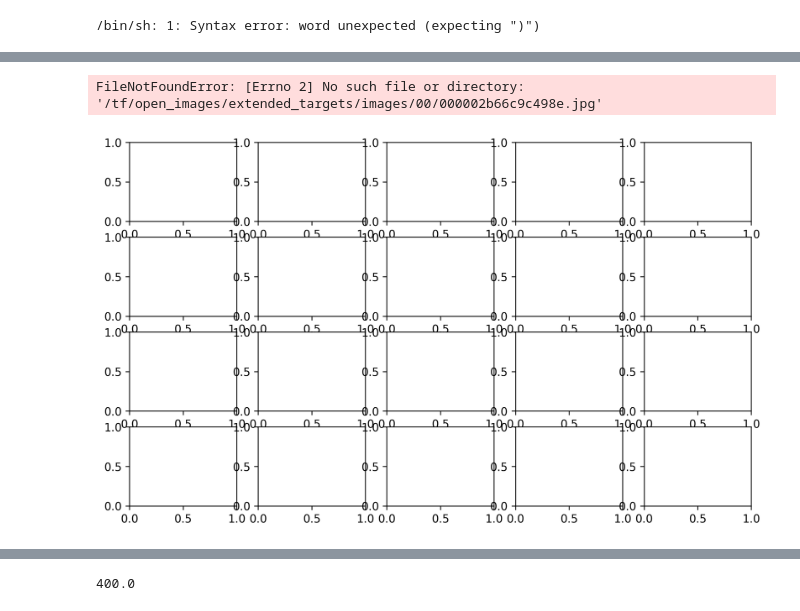
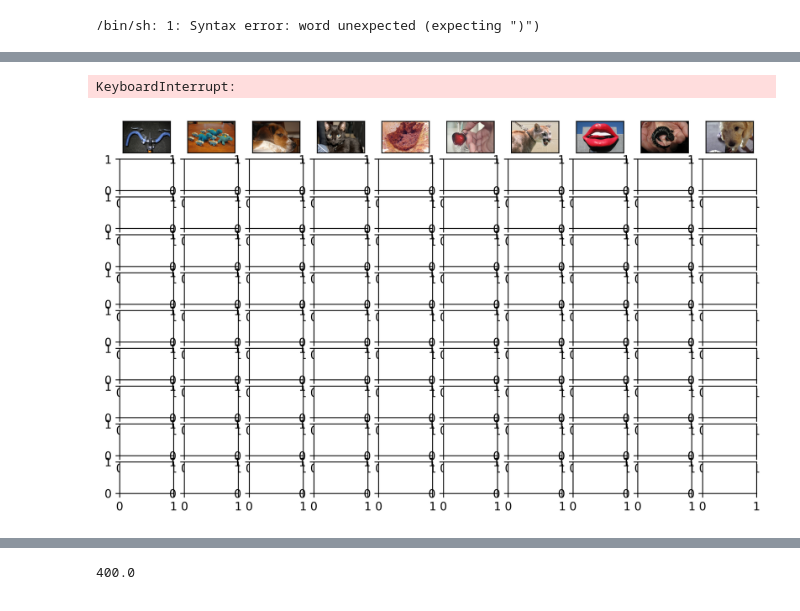
Before and after one commit to uwmisl/cas9-similarity-search, a Jupyter notebook: notebooks/03_simulation/03_plot_results.ipynb, the cells around one changed output, grey strips where cells are left out. Drawn from its saved outputs; the diff is of its cells as text; code cells hidden in the pictures.

```diff
--- a/notebooks/03_simulation/03_plot_results.ipynb
+++ b/notebooks/03_simulation/03_plot_results.ipynb
@@ -189,22 +197,29 @@ from PIL import Image
 # The items with top 'k' duplex yields.
 k_top = 100
 tops = df.sort_values('duplex_yield', ascending=False)[:k_top]
+# %%
+def get_image_from_zip(imgid):
+    zip_path = f'/tf/open_images/targets/images/train_{imgid[:1]}.zip'
+    zip_file = zipfile.ZipFile(zip_path, 'r')
+    img_file = zip_file.read(f"train_{imgid[:1]}/{imgid}.jpg")
+    return Image.open(io.BytesIO(img_file))
 # %%
-rows = 4
-cols = 5
+rows = 10
+cols = 10
 fig, axarr = plt.subplots(rows, cols, figsize = (10,6), dpi=300)
 # Plot the top number of highest simulayed yield target-query yields (the number plotted will be rows * cols).
 for ix, ax in enumerate(axarr.flat):
     if ix < len(tops):
         imgid = tops.index[ix]
-        img = Image.open('/tf/open_images/extended_targets/images/%s/%s.jpg' % (imgid[:2], imgid))
+#         img = Image.open('/tf/open_images/extended_targets/images/%s/%s.jpg' % (imgid[:2], imgid))
+        img = get_image_from_zip(imgid)
         new_height = img.width / 1.5
         crop = img.crop([0,img.height/2 - new_height/2,img.width,img.height/2 + new_height/2])
         ax.imshow(crop)
     ax.set_xticks(())
     ax.set_yticks(())
 plt.tight_layout()
-plt.savefig('/tf/primo/fig.pdf')
+# plt.savefig('/tf/primo/fig.pdf')
 # %% [output]
-FileNotFoundError: [Errno 2] No such file or directory: '/tf/open_images/extended_targets/images/00/000002b66c9c498e.jpg'
+KeyboardInterrupt:
-[figure, old version]
+[figure, new version]
```
Also changed, not shown: parts of 9 cells of this notebook, 14 other files.
